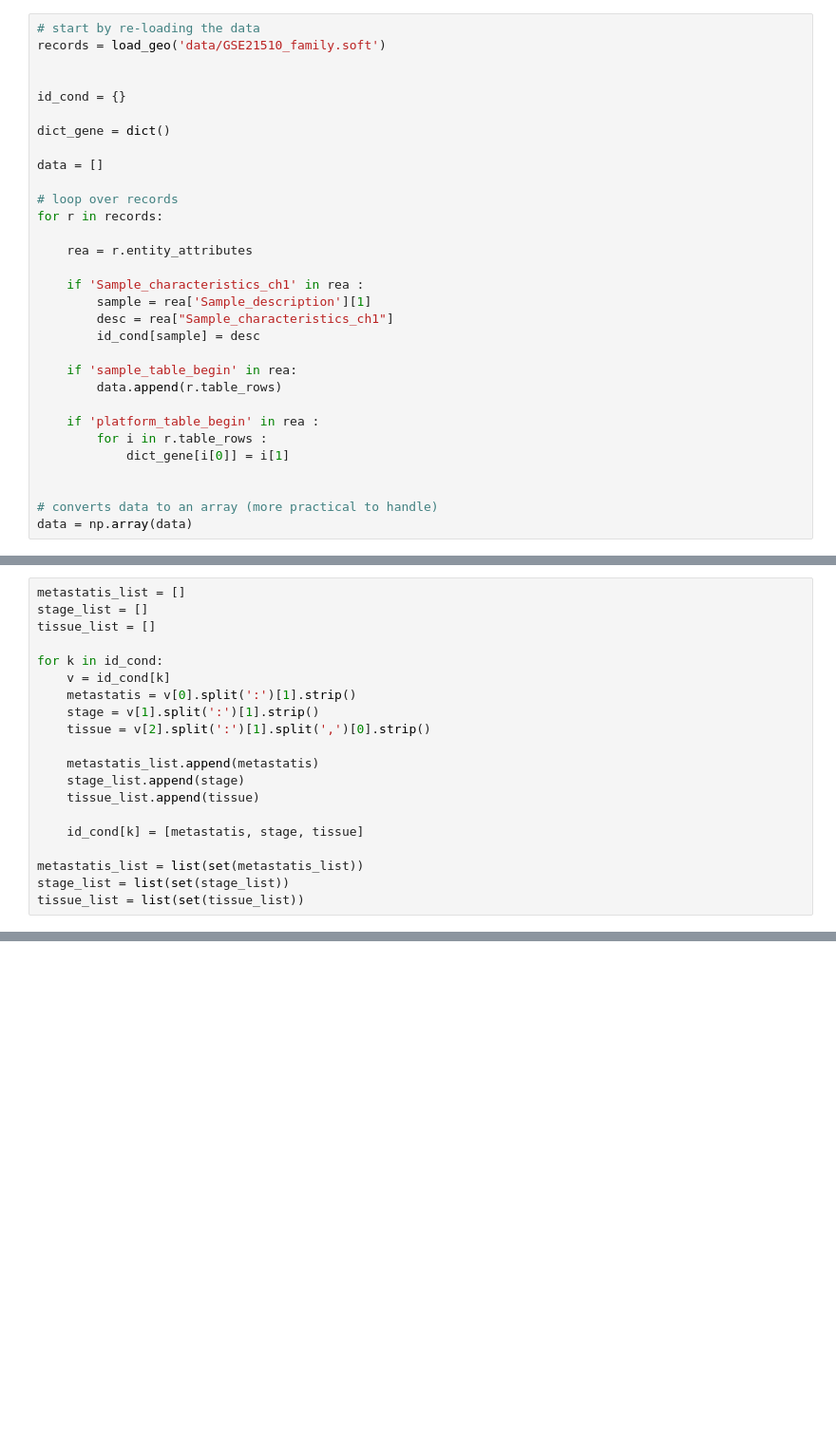
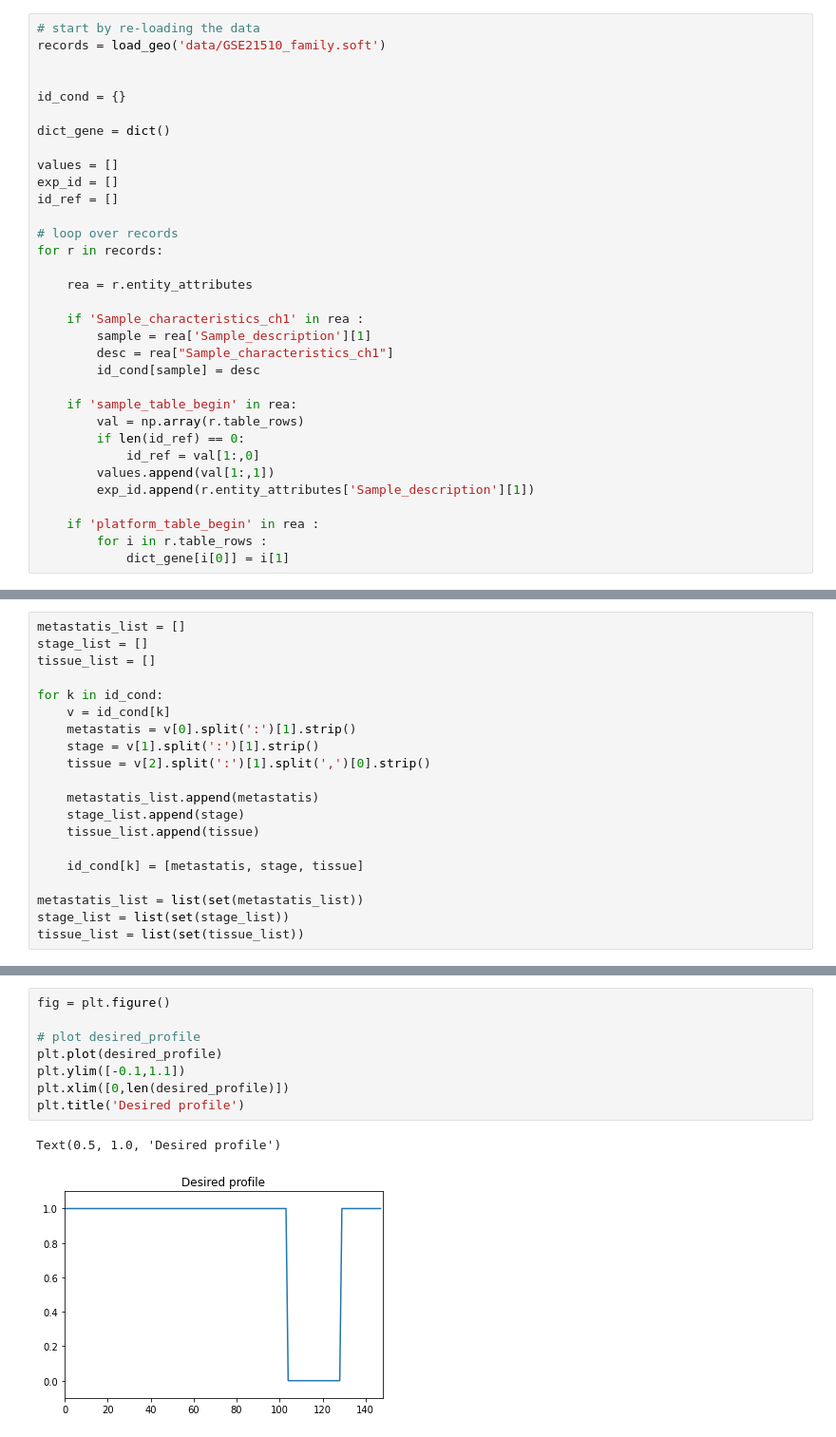
Before and after one commit to BPotet/BBC_project, a Jupyter notebook: project/BBC_project.ipynb, the cells around one changed output, grey strips where cells are left out. Shown at 95% size. Saved outputs shown, nothing was run; the diff lists cells and outputs as text; blank space fills up the shorter version.

```diff
--- a/project/BBC_project.ipynb
+++ b/project/BBC_project.ipynb
@@ -52,7 +51,9 @@ id_cond = {}
 
 dict_gene = dict()
 
-data = []
+values = []
+exp_id = []
+id_ref = []
 
 # loop over records
 for r in records:
@@ -65,12 +66,12 @@ for r in records:
         id_cond[sample] = desc
 
     if 'sample_table_begin' in rea:
-        data.append(r.table_rows)
+        val = np.array(r.table_rows)
+        if len(id_ref) == 0:
+            id_ref = val[1:,0]
+        values.append(val[1:,1])
+        exp_id.append(r.entity_attributes['Sample_description'][1])
 
     if 'platform_table_begin' in rea :
         for i in r.table_rows :
             dict_gene[i[0]] = i[1]
-
-
-# converts data to an array (more practical to handle)
-data = np.array(data)
@@ -124,0 +177,11 @@ desired_profile = ['M87338', 'X51757', 'X69699', 'L36861', 'L13852', 'X55005', '
+# %%
+fig = plt.figure()
+
+# plot desired_profile
+plt.plot(desired_profile)
+plt.ylim([-0.1,1.1])
+plt.xlim([0,len(desired_profile)])
+plt.title('Desired profile')
+# %% [output]
+Text(0.5, 1.0, 'Desired profile')
+[figure, added]
```
Also changed, not shown: parts of 9 cells of this notebook.
